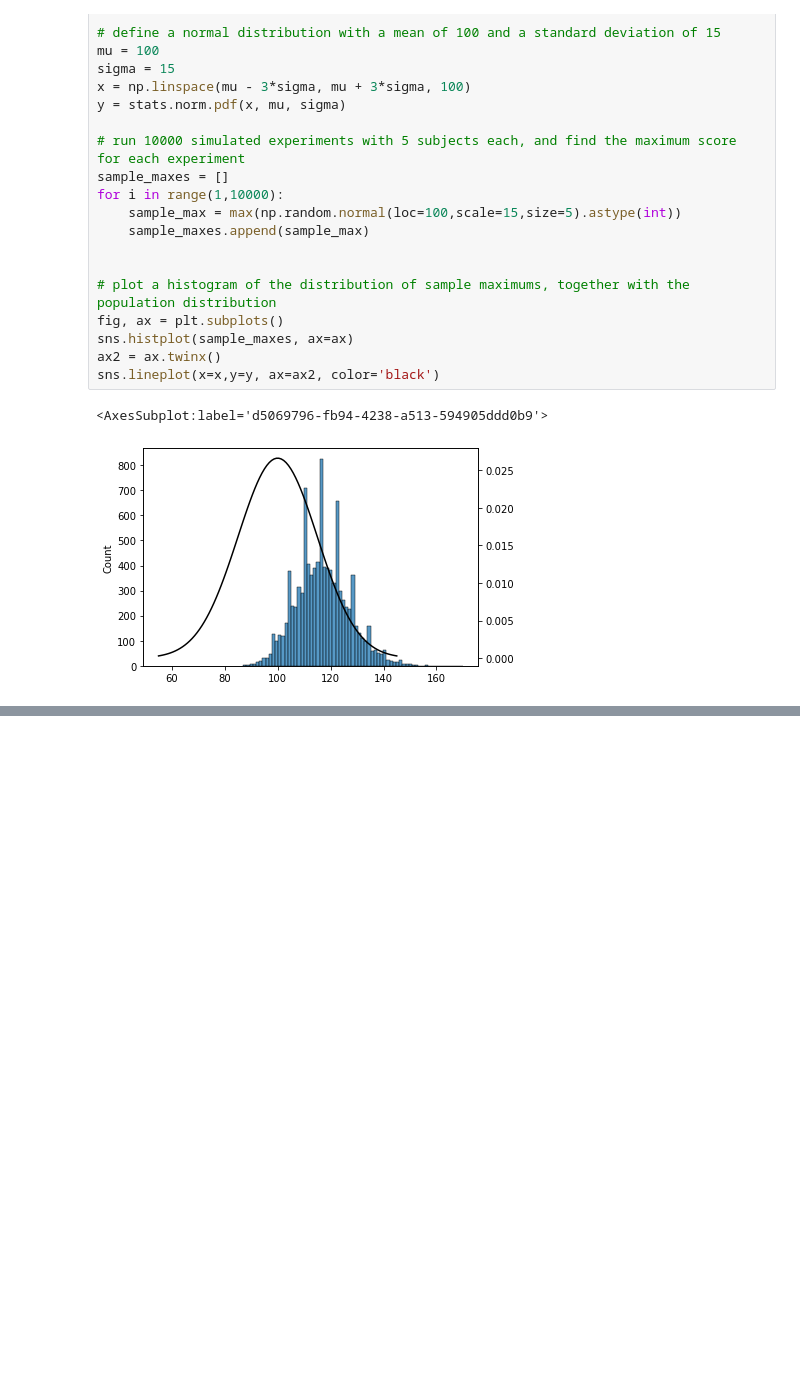
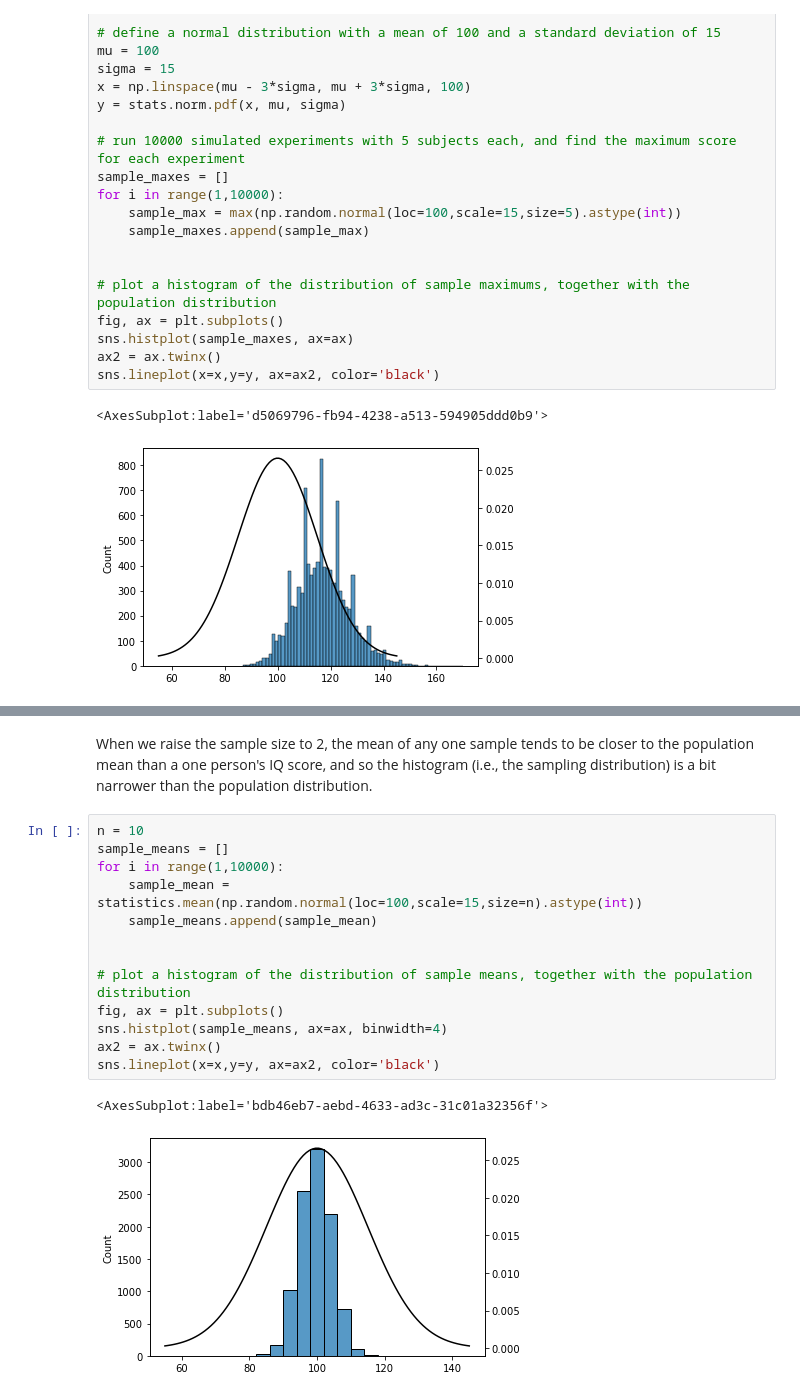
Before and after one commit to ethanweed/pythonbook, a Jupyter notebook: Book/_build/html/_sources/04.03-estimation.ipynb, the cells around one changed output, grey strips where cells are left out. Cells and saved outputs as stored; diff of their text form; blank space fills up the shorter version.

```diff
--- a/Book/_build/html/_sources/04.03-estimation.ipynb
+++ b/Book/_build/html/_sources/04.03-estimation.ipynb
@@ -625,0 +351,18 @@ As always, there's a lot of topics related to sampling and estimation that aren'
+# %% [markdown]
+When we raise the sample size to 2, the mean of any one sample tends to be closer to the population mean than a one person's IQ score, and so the histogram (i.e., the sampling distribution) is a bit narrower than the population distribution.
+# %%
+n = 10
+sample_means = []
+for i in range(1,10000):
+    sample_mean = statistics.mean(np.random.normal(loc=100,scale=15,size=n).astype(int))
+    sample_means.append(sample_mean)
+
+
+# plot a histogram of the distribution of sample means, together with the population distribution
+fig, ax = plt.subplots()
+sns.histplot(sample_means, ax=ax, binwidth=4)
+ax2 = ax.twinx()
+sns.lineplot(x=x,y=y, ax=ax2, color='black')
+# %% [output]
+<AxesSubplot:label='bdb46eb7-aebd-4633-ad3c-31c01a32356f'>
+[figure, added]
```
Also changed, not shown: parts of 6 cells of this notebook, 57 other files.
